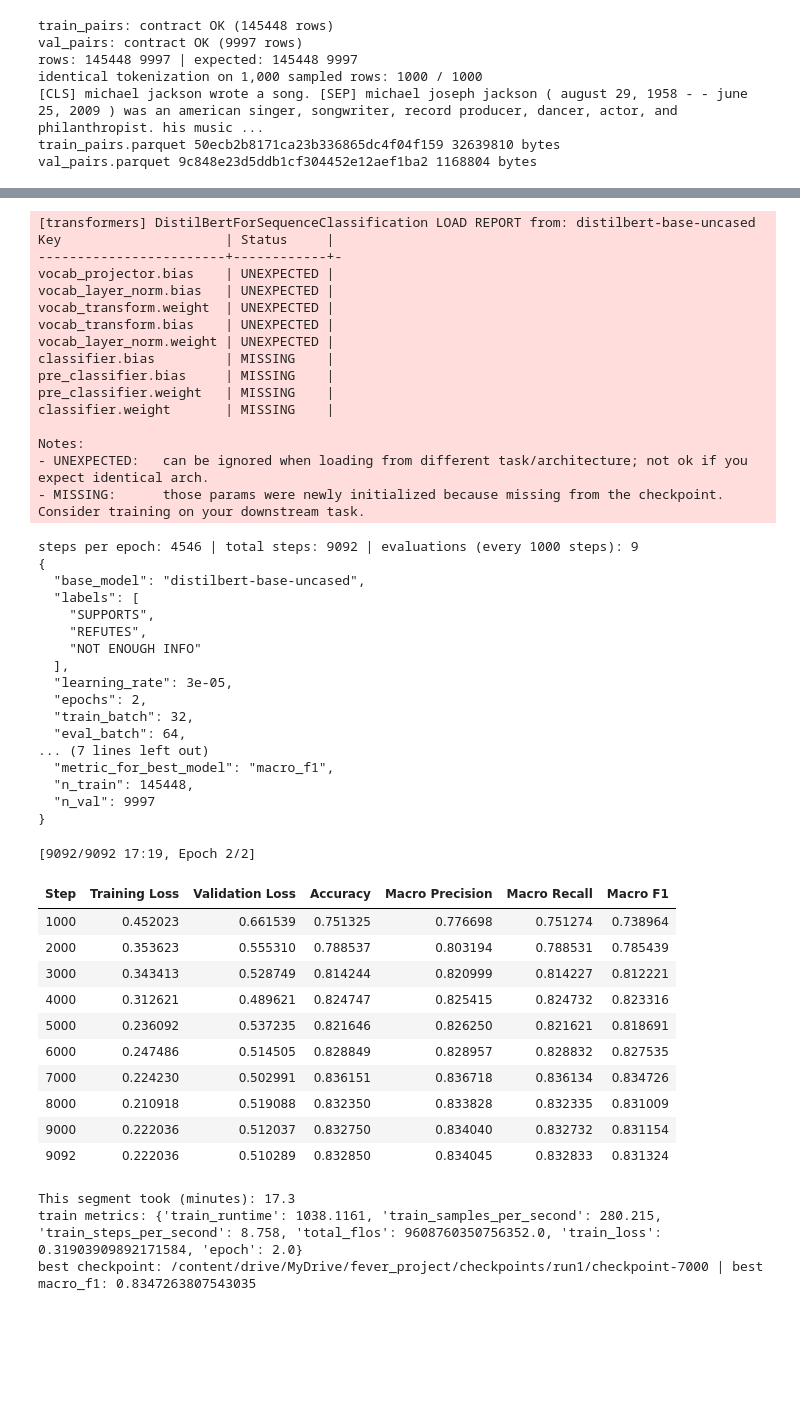
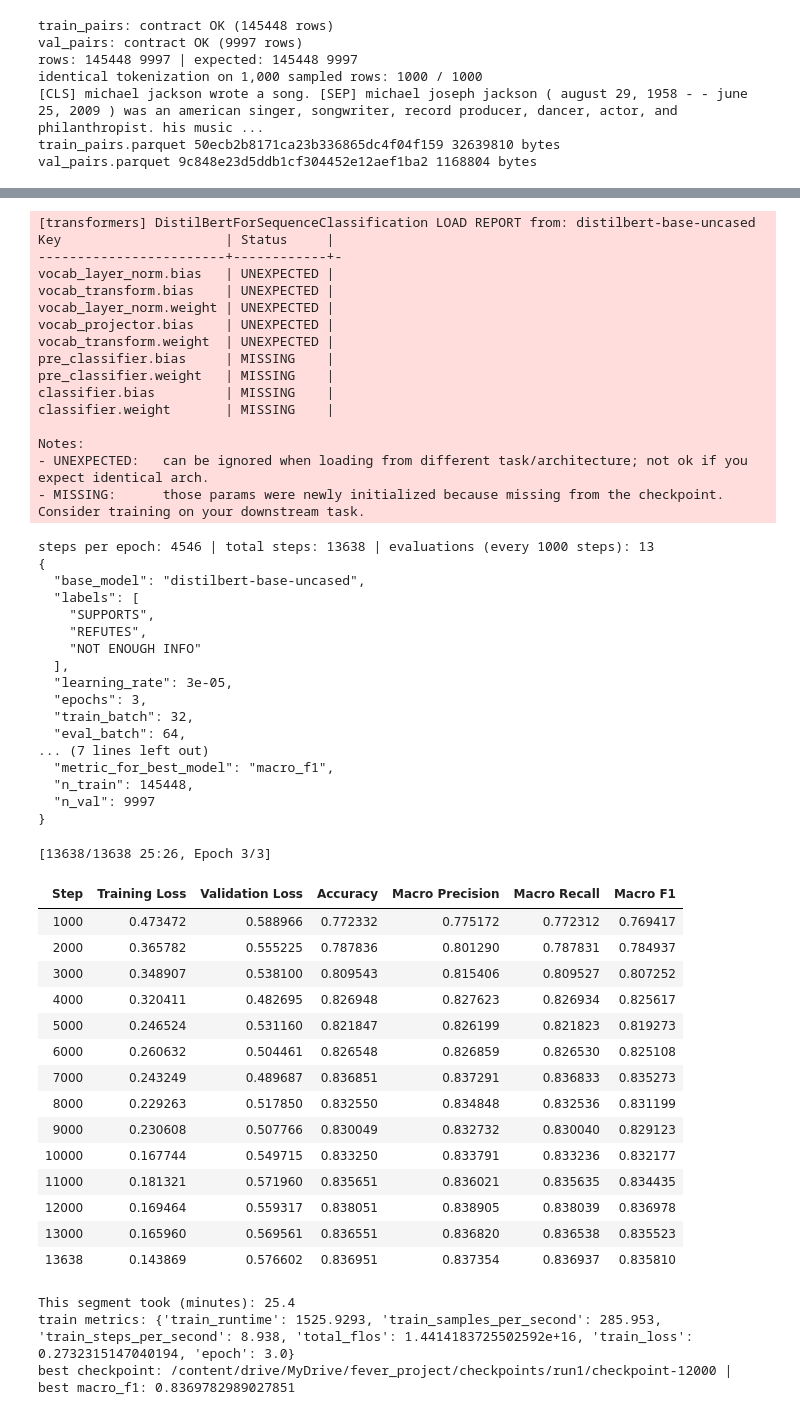
Before and after one commit to CodeDotcom2/CSC173-group-8, a Jupyter notebook: notebooks/06_train.ipynb, the cells around one changed output, grey strips where cells are left out. Saved outputs shown, nothing was run; the diff lists cells and outputs as text; code cells hidden in the pictures; blank space fills up the shorter version.

```diff
--- a/notebooks/06_train.ipynb
+++ b/notebooks/06_train.ipynb
@@ -234,7 +234,7 @@ def compute_metrics(p):
 VALID_ARGS = {f.name for f in dataclasses.fields(TrainingArguments)}
 
 def make_args(output_dir, **overrides):
-    cfg = dict(output_dir=output_dir, learning_rate=3e-5, num_train_epochs=2,
+    cfg = dict(output_dir=output_dir, learning_rate=3e-5, num_train_epochs=3,
                per_device_train_batch_size=32, per_device_eval_batch_size=64,
                weight_decay=0.01, fp16=torch.cuda.is_available(),
                eval_strategy='steps', eval_steps=1000, save_strategy='steps', save_steps=1000,
@@ -711,20 +713,20 @@ print(json.dumps(planned, indent=2))
 [transformers] DistilBertForSequenceClassification LOAD REPORT from: distilbert-base-uncased
 Key                     | Status     |
 ------------------------+------------+-
-vocab_projector.bias    | UNEXPECTED |
 vocab_layer_norm.bias   | UNEXPECTED |
-vocab_transform.weight  | UNEXPECTED |
 vocab_transform.bias    | UNEXPECTED |
 vocab_layer_norm.weight | UNEXPECTED |
-classifier.bias         | MISSING    |
+vocab_projector.bias    | UNEXPECTED |
+vocab_transform.weight  | UNEXPECTED |
 pre_classifier.bias     | MISSING    |
 pre_classifier.weight   | MISSING    |
+classifier.bias         | MISSING    |
 classifier.weight       | MISSING    |
 
 Notes:
 - UNEXPECTED:   can be ignored when loading from different task/architecture; not ok if you expect identical arch.
 - MISSING:      those params were newly initialized because missing from the checkpoint. Consider training on your downstream task.
-steps per epoch: 4546 | total steps: 9092 | evaluations (every 1000 steps): 9
+steps per epoch: 4546 | total steps: 13638 | evaluations (every 1000 steps): 13
 {
   "base_model": "distilbert-base-uncased",
   "labels": [
@@ -733,7 +735,7 @@ steps per epoch: 4546 | total steps: 9092 | evaluations (every 1000 steps): 9
     "NOT ENOUGH INFO"
   ],
   "learning_rate": 3e-05,
-  "epochs": 2,
+  "epochs": 3,
   "train_batch": 32,
   "eval_batch": 64,
 ... (7 lines left out)
@@ -744,46 +746,51 @@ steps per epoch: 4546 | total steps: 9092 | evaluations (every 1000 steps): 9
 # %%
 def load_segments():
     return json.load(open(SEG_PATH)) if os.path.exists(SEG_PATH) else []
 
 def save_segments(segs):
     json.dump(segs, open(SEG_PATH, 'w'), indent=2)
 
-last = find_last_checkpoint(CKPT_DIR)
+#last = find_last_checkpoint(CKPT_DIR)
+last = None
 segs = load_segments()
 seg = {'started_utc': datetime.datetime.now(datetime.timezone.utc).isoformat(),
        'resumed_from': last, 'gpu': torch.cuda.get_device_name(0), 'status': 'running', 'seconds': None}
 segs.append(seg); save_segments(segs)          # if Colab dies, this stays as 'running' (unfinished)
 
 t0 = time.time()
 try:
     result = trainer.train(resume_from_checkpoint=last)
     seg.update(status='finished', seconds=round(time.time() - t0, 1))
 except BaseException as e:
     seg.update(status=f'interrupted: {type(e).__name__}', seconds=round(time.time() - t0, 1))
     save_segments(segs)
     print('\nTraining stopped:', type(e).__name__, '. Rerun Cells 15, 16 and 17 to resume from the last checkpoint.')
     raise
 save_segments(segs)
 
 print('\nThis segment took (minutes):', round(seg['seconds'] / 60, 1))
 print('train metrics:', result.metrics)
 print('best checkpoint:', trainer.state.best_model_checkpoint, '| best macro_f1:', trainer.state.best_metric)
 # %% [output]
-[9092/9092 17:19, Epoch 2/2]
+[13638/13638 25:26, Epoch 3/3]
 | Step | Training Loss | Validation Loss | Accuracy | Macro Precision | Macro Recall | Macro F1 |
-| 1000 | 0.452023 | 0.661539 | 0.751325 | 0.776698 | 0.751274 | 0.738964 |
-| 2000 | 0.353623 | 0.555310 | 0.788537 | 0.803194 | 0.788531 | 0.785439 |
-| 3000 | 0.343413 | 0.528749 | 0.814244 | 0.820999 | 0.814227 | 0.812221 |
-| 4000 | 0.312621 | 0.489621 | 0.824747 | 0.825415 | 0.824732 | 0.823316 |
-| 5000 | 0.236092 | 0.537235 | 0.821646 | 0.826250 | 0.821621 | 0.818691 |
-| 6000 | 0.247486 | 0.514505 | 0.828849 | 0.828957 | 0.828832 | 0.827535 |
-| 7000 | 0.224230 | 0.502991 | 0.836151 | 0.836718 | 0.836134 | 0.834726 |
-| 8000 | 0.210918 | 0.519088 | 0.832350 | 0.833828 | 0.832335 | 0.831009 |
-| 9000 | 0.222036 | 0.512037 | 0.832750 | 0.834040 | 0.832732 | 0.831154 |
-| 9092 | 0.222036 | 0.510289 | 0.832850 | 0.834045 | 0.832833 | 0.831324 |
+| 1000 | 0.473472 | 0.588966 | 0.772332 | 0.775172 | 0.772312 | 0.769417 |
+| 2000 | 0.365782 | 0.555225 | 0.787836 | 0.801290 | 0.787831 | 0.784937 |
+| 3000 | 0.348907 | 0.538100 | 0.809543 | 0.815406 | 0.809527 | 0.807252 |
+| 4000 | 0.320411 | 0.482695 | 0.826948 | 0.827623 | 0.826934 | 0.825617 |
+| 5000 | 0.246524 | 0.531160 | 0.821847 | 0.826199 | 0.821823 | 0.819273 |
+| 6000 | 0.260632 | 0.504461 | 0.826548 | 0.826859 | 0.826530 | 0.825108 |
+| 7000 | 0.243249 | 0.489687 | 0.836851 | 0.837291 | 0.836833 | 0.835273 |
+| 8000 | 0.229263 | 0.517850 | 0.832550 | 0.834848 | 0.832536 | 0.831199 |
+| 9000 | 0.230608 | 0.507766 | 0.830049 | 0.832732 | 0.830040 | 0.829123 |
+| 10000 | 0.167744 | 0.549715 | 0.833250 | 0.833791 | 0.833236 | 0.832177 |
+| 11000 | 0.181321 | 0.571960 | 0.835651 | 0.836021 | 0.835635 | 0.834435 |
+| 12000 | 0.169464 | 0.559317 | 0.838051 | 0.838905 | 0.838039 | 0.836978 |
+| 13000 | 0.165960 | 0.569561 | 0.836551 | 0.836820 | 0.836538 | 0.835523 |
+| 13638 | 0.143869 | 0.576602 | 0.836951 | 0.837354 | 0.836937 | 0.835810 |
-This segment took (minutes): 17.3
-train metrics: {'train_runtime': 1038.1161, 'train_samples_per_second': 280.215, 'train_steps_per_second': 8.758, 'total_flos': 9608760350756352.0, 'train_loss': 0.31903909892171584, 'epoch': 2.0}
-best checkpoint: /content/drive/MyDrive/fever_project/checkpoints/run1/checkpoint-7000 | best macro_f1: 0.8347263807543035
+This segment took (minutes): 25.4
+train metrics: {'train_runtime': 1525.9293, 'train_samples_per_second': 285.953, 'train_steps_per_second': 8.938, 'total_flos': 1.4414183725502592e+16, 'train_loss': 0.2732315147040194, 'epoch': 3.0}
+best checkpoint: /content/drive/MyDrive/fever_project/checkpoints/run1/checkpoint-12000 | best macro_f1: 0.8369782989027851
 # %%
 from transformers import AutoModelForSequenceClassification, DataCollatorWithPadding
 
```
Also changed, not shown: parts of 16 cells of this notebook.
